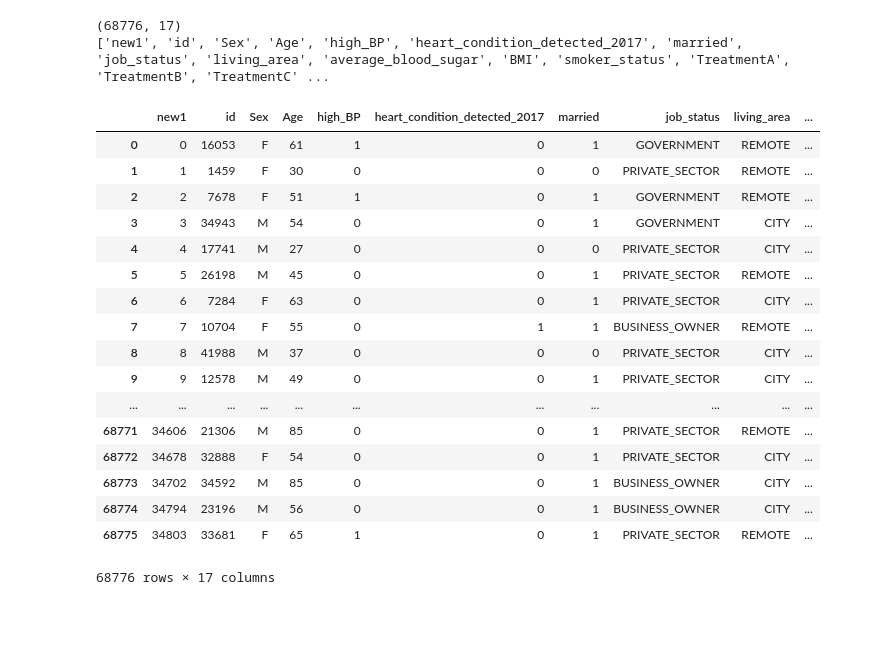
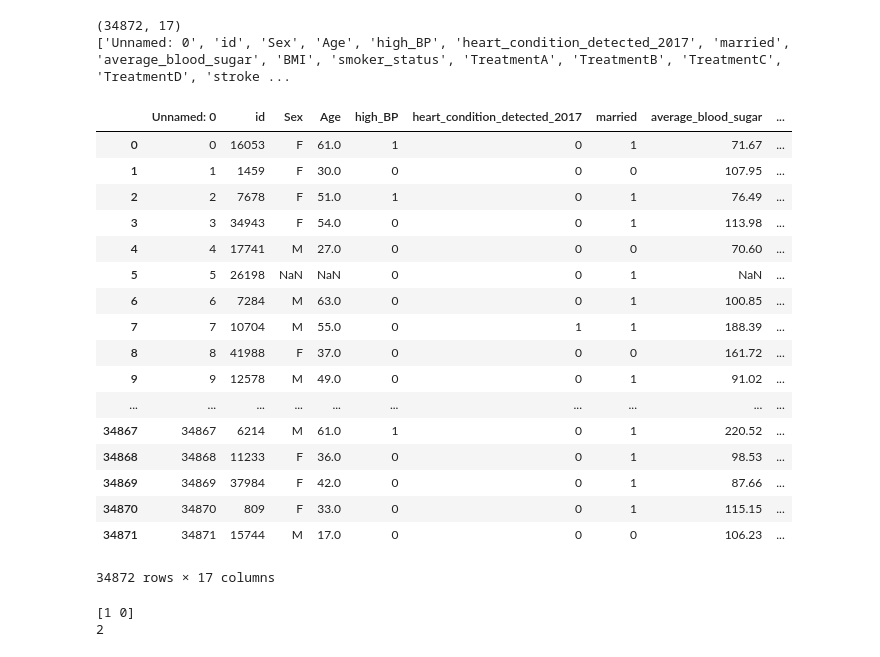
Before and after one commit to benjamin-leung/datasoc-hackathon, a Jupyter notebook: datahackathon.ipynb, the cells around one changed output. Cells and saved outputs as stored; diff of their text form; code cells hidden in the pictures; blank space fills up the shorter version.

```diff
--- a/datahackathon.ipynb
+++ b/datahackathon.ipynb
@@ -10,30 +10,37 @@ import seaborn as sns
 sns.set(style="white")
 sns.set(style="whitegrid", color_codes=True)
 # %%
-data = pd.read_csv('data/ctrain.csv', header=0)
+data = pd.read_csv('ctrain.csv', header=0)
 print(data.shape)
 print(list(data.columns))
 # %% [output]
-(68776, 17)
-['new1', 'id', 'Sex', 'Age', 'high_BP', 'heart_condition_detected_2017', 'married', 'job_status', 'living_area', 'average_blood_sugar', 'BMI', 'smoker_status', 'TreatmentA', 'TreatmentB', 'TreatmentC' ...
+(34872, 17)
+['Unnamed: 0', 'id', 'Sex', 'Age', 'high_BP', 'heart_condition_detected_2017', 'married', 'average_blood_sugar', 'BMI', 'smoker_status', 'TreatmentA', 'TreatmentB', 'TreatmentC', 'TreatmentD', 'stroke ...
 # %%
-data
+data.head(999999)
 # %% [output]
-|  | new1 | id | Sex | Age | high_BP | heart_condition_detected_2017 | married | job_status | living_area | ... |
-| 0 | 0 | 16053 | F | 61 | 1 | 0 | 1 | GOVERNMENT | REMOTE | ... |
-| 1 | 1 | 1459 | F | 30 | 0 | 0 | 0 | PRIVATE_SECTOR | REMOTE | ... |
-| 2 | 2 | 7678 | F | 51 | 1 | 0 | 1 | GOVERNMENT | REMOTE | ... |
-| 3 | 3 | 34943 | M | 54 | 0 | 0 | 1 | GOVERNMENT | CITY | ... |
-| 4 | 4 | 17741 | M | 27 | 0 | 0 | 0 | PRIVATE_SECTOR | CITY | ... |
-| 5 | 5 | 26198 | M | 45 | 0 | 0 | 1 | PRIVATE_SECTOR | REMOTE | ... |
-| 6 | 6 | 7284 | F | 63 | 0 | 0 | 1 | PRIVATE_SECTOR | CITY | ... |
-| 7 | 7 | 10704 | F | 55 | 0 | 1 | 1 | BUSINESS_OWNER | REMOTE | ... |
-| 8 | 8 | 41988 | M | 37 | 0 | 0 | 0 | PRIVATE_SECTOR | CITY | ... |
-| 9 | 9 | 12578 | M | 49 | 0 | 0 | 1 | PRIVATE_SECTOR | CITY | ... |
-| ... | ... | ... | ... | ... | ... | ... | ... | ... | ... | ... |
-| 68771 | 34606 | 21306 | M | 85 | 0 | 0 | 1 | PRIVATE_SECTOR | REMOTE | ... |
-| 68772 | 34678 | 32888 | F | 54 | 0 | 0 | 1 | PRIVATE_SECTOR | CITY | ... |
-| 68773 | 34702 | 34592 | M | 85 | 0 | 0 | 1 | BUSINESS_OWNER | CITY | ... |
-| 68774 | 34794 | 23196 | M | 56 | 0 | 0 | 1 | BUSINESS_OWNER | CITY | ... |
-| 68775 | 34803 | 33681 | F | 65 | 1 | 0 | 1 | PRIVATE_SECTOR | REMOTE | ... |
+|  | Unnamed: 0 | id | Sex | Age | high_BP | heart_condition_detected_2017 | married | average_blood_sugar | ... |
+| 0 | 0 | 16053 | F | 61.0 | 1 | 0 | 1 | 71.67 | ... |
+| 1 | 1 | 1459 | F | 30.0 | 0 | 0 | 0 | 107.95 | ... |
+| 2 | 2 | 7678 | F | 51.0 | 1 | 0 | 1 | 76.49 | ... |
+| 3 | 3 | 34943 | F | 54.0 | 0 | 0 | 1 | 113.98 | ... |
+| 4 | 4 | 17741 | M | 27.0 | 0 | 0 | 0 | 70.60 | ... |
+| 5 | 5 | 26198 | NaN | NaN | 0 | 0 | 1 | NaN | ... |
+| 6 | 6 | 7284 | M | 63.0 | 0 | 0 | 1 | 100.85 | ... |
+| 7 | 7 | 10704 | M | 55.0 | 0 | 1 | 1 | 188.39 | ... |
+| 8 | 8 | 41988 | F | 37.0 | 0 | 0 | 0 | 161.72 | ... |
+| 9 | 9 | 12578 | M | 49.0 | 0 | 0 | 1 | 91.02 | ... |
+| ... | ... | ... | ... | ... | ... | ... | ... | ... | ... |
+| 34867 | 34867 | 6214 | M | 61.0 | 1 | 0 | 1 | 220.52 | ... |
+| 34868 | 34868 | 11233 | F | 36.0 | 0 | 0 | 1 | 98.53 | ... |
+| 34869 | 34869 | 37984 | F | 42.0 | 0 | 0 | 1 | 87.66 | ... |
+| 34870 | 34870 | 809 | F | 33.0 | 0 | 0 | 1 | 115.15 | ... |
+| 34871 | 34871 | 15744 | M | 17.0 | 0 | 0 | 0 | 106.23 | ... |
-68776 rows × 17 columns
+34872 rows × 17 columns
+# %%
+high_BP_fix = data['high_BP'].unique()
+print(high_BP_fix)
+print(len(high_BP_fix))
+# %% [output]
+[1 0]
+2
```
Also changed, not shown: parts of 14 cells of this notebook, 25 other files.
